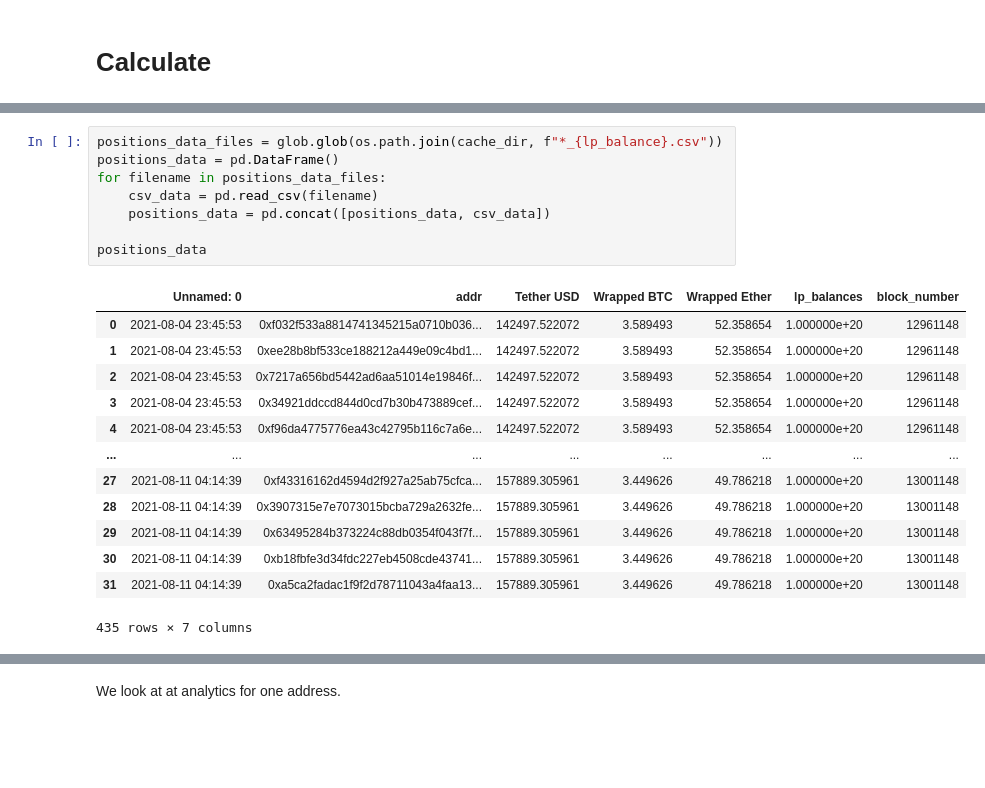
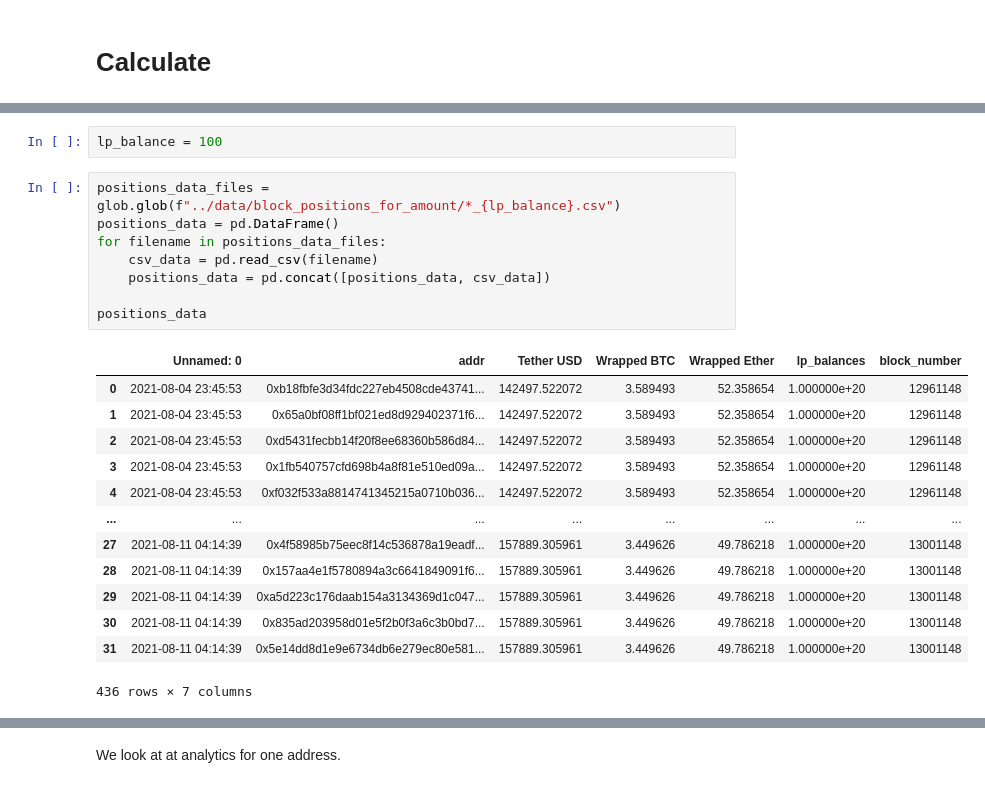
Before and after one commit to convex-community/curve-tricrypto, a Jupyter notebook: notebooks/impermanent_loss_analysis.ipynb, the cells around one changed output, grey strips where cells are left out. Saved outputs shown, nothing was run; the diff lists cells and outputs as text; blank space fills up the shorter version.

```diff
--- a/notebooks/impermanent_loss_analysis.ipynb
+++ b/notebooks/impermanent_loss_analysis.ipynb
@@ -36,25 +18,27 @@ get_eth_tricrypto_positions(cache_dir=cache_dir, node_provider_https=alchemy_nod
+# %%
+lp_balance = 100
 # %%
-positions_data_files = glob.glob(os.path.join(cache_dir, f"*_{lp_balance}.csv"))
+positions_data_files = glob.glob(f"../data/block_positions_for_amount/*_{lp_balance}.csv")
 positions_data = pd.DataFrame()
 for filename in positions_data_files:
     csv_data = pd.read_csv(filename)
     positions_data = pd.concat([positions_data, csv_data])
 
 positions_data
 # %% [output]
 |  | Unnamed: 0 | addr | Tether USD | Wrapped BTC | Wrapped Ether | lp_balances | block_number |
-| 0 | 2021-08-04 23:45:53 | 0xf032f533a8814741345215a0710b036... | 142497.522072 | 3.589493 | 52.358654 | 1.000000e+20 | 12961148 |
-| 1 | 2021-08-04 23:45:53 | 0xee28b8bf533ce188212a449e09c4bd1... | 142497.522072 | 3.589493 | 52.358654 | 1.000000e+20 | 12961148 |
-| 2 | 2021-08-04 23:45:53 | 0x7217a656bd5442ad6aa51014e19846f... | 142497.522072 | 3.589493 | 52.358654 | 1.000000e+20 | 12961148 |
-| 3 | 2021-08-04 23:45:53 | 0x34921ddccd844d0cd7b30b473889cef... | 142497.522072 | 3.589493 | 52.358654 | 1.000000e+20 | 12961148 |
-| 4 | 2021-08-04 23:45:53 | 0xf96da4775776ea43c42795b116c7a6e... | 142497.522072 | 3.589493 | 52.358654 | 1.000000e+20 | 12961148 |
+| 0 | 2021-08-04 23:45:53 | 0xb18fbfe3d34fdc227eb4508cde43741... | 142497.522072 | 3.589493 | 52.358654 | 1.000000e+20 | 12961148 |
+| 1 | 2021-08-04 23:45:53 | 0x65a0bf08ff1bf021ed8d929402371f6... | 142497.522072 | 3.589493 | 52.358654 | 1.000000e+20 | 12961148 |
+| 2 | 2021-08-04 23:45:53 | 0xd5431fecbb14f20f8ee68360b586d84... | 142497.522072 | 3.589493 | 52.358654 | 1.000000e+20 | 12961148 |
+| 3 | 2021-08-04 23:45:53 | 0x1fb540757cfd698b4a8f81e510ed09a... | 142497.522072 | 3.589493 | 52.358654 | 1.000000e+20 | 12961148 |
+| 4 | 2021-08-04 23:45:53 | 0xf032f533a8814741345215a0710b036... | 142497.522072 | 3.589493 | 52.358654 | 1.000000e+20 | 12961148 |
 | ... | ... | ... | ... | ... | ... | ... | ... |
-| 27 | 2021-08-11 04:14:39 | 0xf43316162d4594d2f927a25ab75cfca... | 157889.305961 | 3.449626 | 49.786218 | 1.000000e+20 | 13001148 |
-| 28 | 2021-08-11 04:14:39 | 0x3907315e7e7073015bcba729a2632fe... | 157889.305961 | 3.449626 | 49.786218 | 1.000000e+20 | 13001148 |
-| 29 | 2021-08-11 04:14:39 | 0x63495284b373224c88db0354f043f7f... | 157889.305961 | 3.449626 | 49.786218 | 1.000000e+20 | 13001148 |
-| 30 | 2021-08-11 04:14:39 | 0xb18fbfe3d34fdc227eb4508cde43741... | 157889.305961 | 3.449626 | 49.786218 | 1.000000e+20 | 13001148 |
-| 31 | 2021-08-11 04:14:39 | 0xa5ca2fadac1f9f2d78711043a4faa13... | 157889.305961 | 3.449626 | 49.786218 | 1.000000e+20 | 13001148 |
+| 27 | 2021-08-11 04:14:39 | 0x4f58985b75eec8f14c536878a19eadf... | 157889.305961 | 3.449626 | 49.786218 | 1.000000e+20 | 13001148 |
+| 28 | 2021-08-11 04:14:39 | 0x157aa4e1f5780894a3c6641849091f6... | 157889.305961 | 3.449626 | 49.786218 | 1.000000e+20 | 13001148 |
+| 29 | 2021-08-11 04:14:39 | 0xa5d223c176daab154a3134369d1c047... | 157889.305961 | 3.449626 | 49.786218 | 1.000000e+20 | 13001148 |
+| 30 | 2021-08-11 04:14:39 | 0x835ad203958d01e5f2b0f3a6c3b0bd7... | 157889.305961 | 3.449626 | 49.786218 | 1.000000e+20 | 13001148 |
+| 31 | 2021-08-11 04:14:39 | 0x5e14dd8d1e9e6734db6e279ec80e581... | 157889.305961 | 3.449626 | 49.786218 | 1.000000e+20 | 13001148 |
-435 rows × 7 columns
+436 rows × 7 columns
 # %%
 positions_data = positions_data.rename(columns={positions_data.columns[0]: "Timestamp"})
 positions_data = positions_data.set_index(positions_data[positions_data.columns[0]])
```
Also changed, not shown: parts of 10 cells of this notebook.
